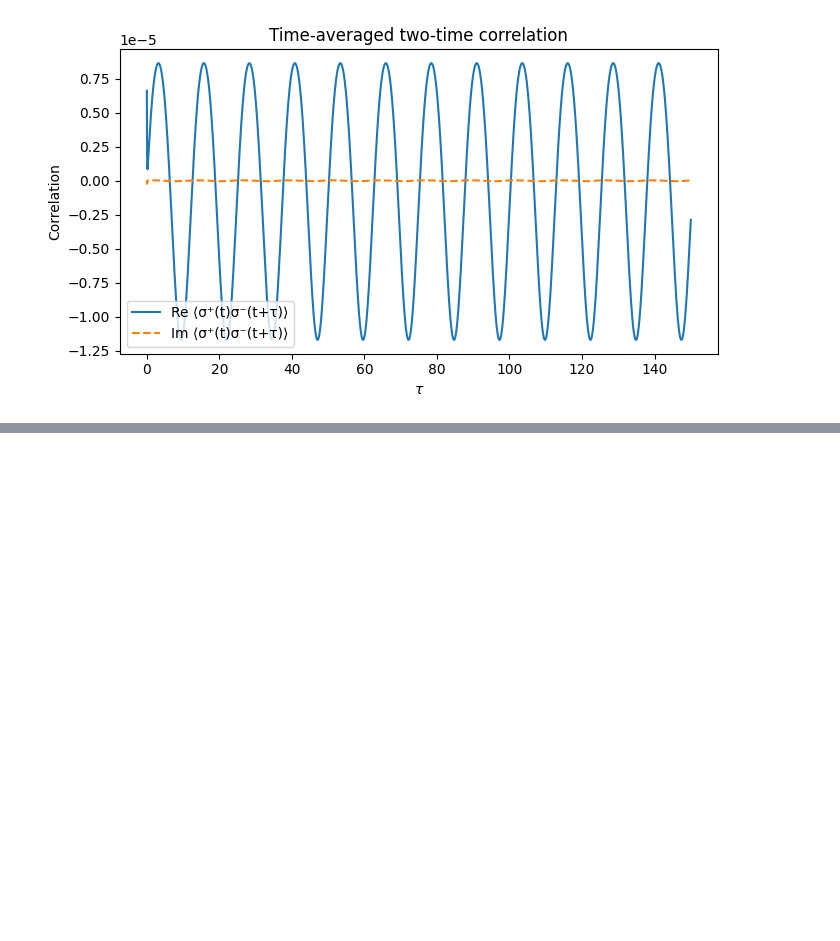
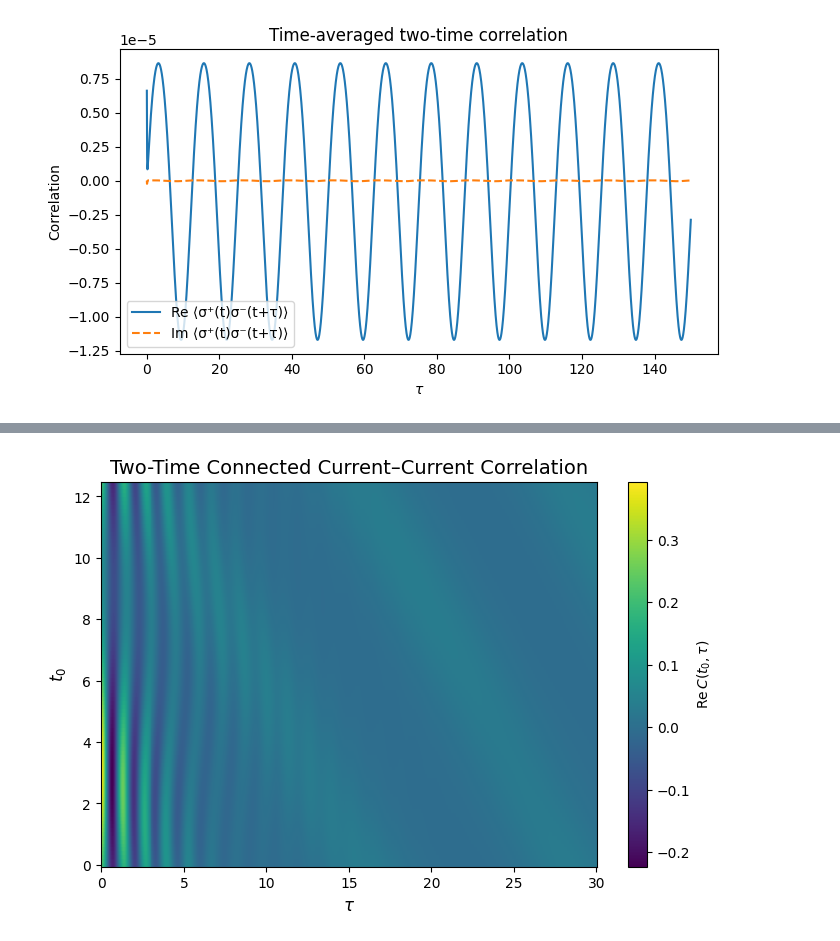
Before and after one commit to ALESSANDRIAZ/UTS_code.examples, a Jupyter notebook: COrrelations (2).ipynb, the cells around one changed output, grey strips where cells are left out. Saved outputs shown, nothing was run; the diff lists cells and outputs as text; code cells hidden in the pictures; blank space fills up the shorter version.

```diff
--- a/COrrelations (2).ipynb
+++ b/COrrelations (2).ipynb
@@ -295,0 +405,49 @@ plt.show()
+# %%
+ssh = SSHCurrentCorrelation(t1=2.0, t2=1.0)  #trivial case
+
+tau_max = 30.0
+n_tau = 500
+n_phase = 100
+
+rho_ss = ssh.steady_state()
+tau_grid = np.linspace(0, tau_max, n_tau)
+t_phases = np.linspace(0, ssh.T, n_phase, endpoint=False)
+
+C_matrix = np.zeros((n_phase, n_tau), dtype=complex)
+
+# Compute C(t0, tau)
+for i, t0 in enumerate(t_phases):
+    j_t = ssh.current_operator(t0)
+    j_t_exp = np.trace(j_t @ rho_ss)
+    rho0 = (j_t @ rho_ss).flatten()
+
+    def rho_tau_dot(tau, rho_vec):
+        rho = rho_vec.reshape((2,2))
+        H = ssh.H_matrix(t0 + tau)
+        comm = -1j*(H@rho - rho@H)
+        return (comm + ssh.dissipator(rho)).flatten()
+
+    sol = solve_ivp(
+        rho_tau_dot,
+        [0, tau_max],
+        rho0,
+        t_eval=tau_grid,
+        rtol=1e-7,
+        atol=1e-9
+    )
+
+    for j, tau in enumerate(tau_grid):
+        rho_tau = sol.y[:,j].reshape((2,2))
+        j_tau = ssh.current_operator(t0 + tau)
+        j_tau_exp = np.trace(j_tau @ rho_ss)
+        C_matrix[i,j] = np.trace(j_tau @ rho_tau) - j_tau_exp*j_t_exp
+
+plt.figure(figsize=(8,5))
+plt.pcolormesh(tau_grid, t_phases, C_matrix.real, shading='auto', cmap='viridis')
+plt.colorbar(label=r'Re$\,C(t_0, \tau)$')
+plt.xlabel(r'$\tau$', fontsize=12)
+plt.ylabel(r'$t_0$', fontsize=12)
+plt.title('Two-Time Connected Current–Current Correlation', fontsize=14)
+plt.show()
+# %% [output]
+[figure, added]
```
Also changed, not shown: parts of 2 cells of this notebook.
